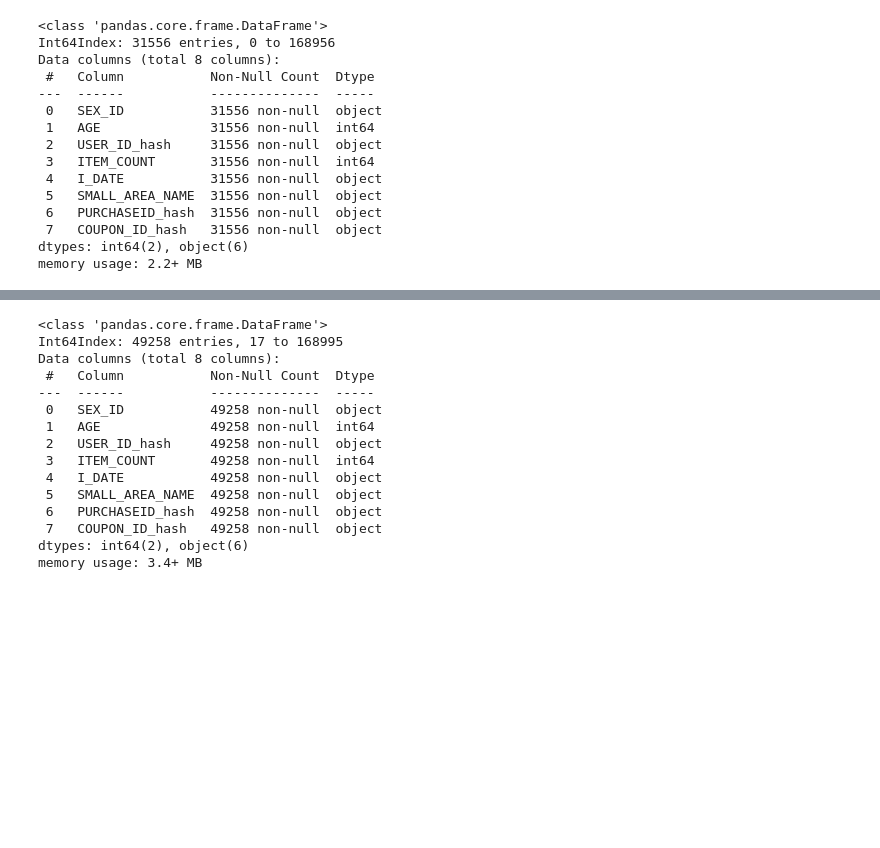
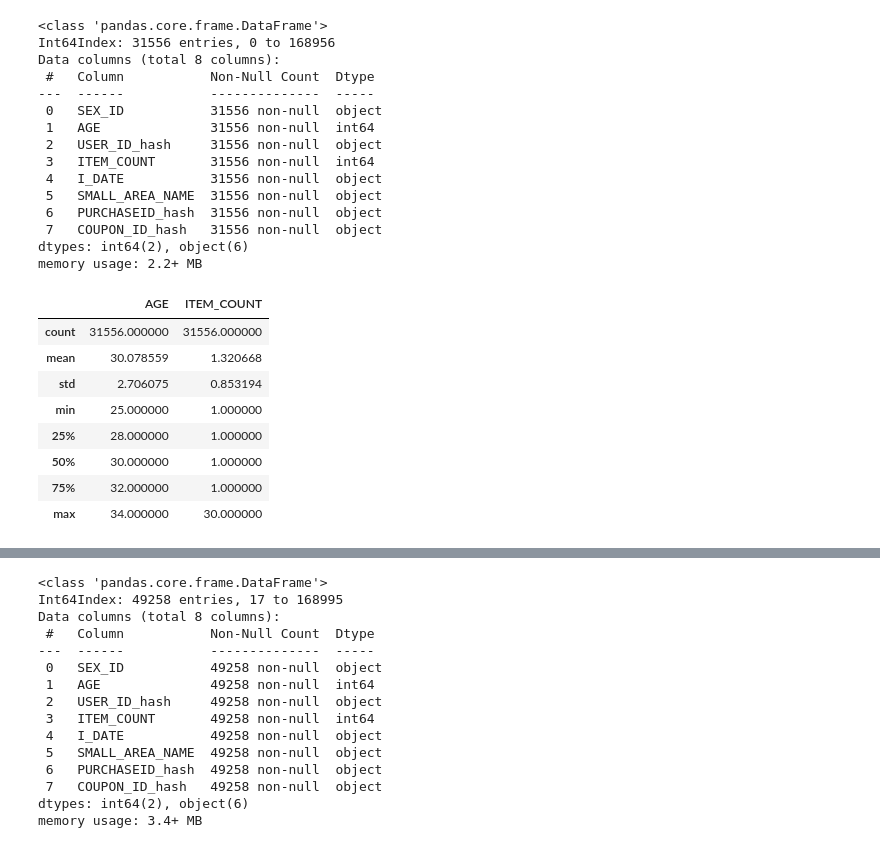
Before and after one commit to MarilynSasha/Marilyn-Capstone3, a Jupyter notebook: coupons.ipynb, the cells around one changed output, grey strips where cells are left out. Saved outputs shown, nothing was run; the diff lists cells and outputs as text; code cells hidden in the pictures; blank space fills up the shorter version.

```diff
--- a/coupons.ipynb
+++ b/coupons.ipynb
@@ -584,6 +596,18 @@ Data columns (total 8 columns):
  7   COUPON_ID_hash   31556 non-null  object
 dtypes: int64(2), object(6)
 memory usage: 2.2+ MB
+# %%
+ageto34.describe()
+# %% [output]
+|  | AGE | ITEM_COUNT |
+| count | 31556.000000 | 31556.000000 |
+| mean | 30.078559 | 1.320668 |
+| std | 2.706075 | 0.853194 |
+| min | 25.000000 | 1.000000 |
+| 25% | 28.000000 | 1.000000 |
+| 50% | 30.000000 | 1.000000 |
+| 75% | 32.000000 | 1.000000 |
+| max | 34.000000 | 30.000000 |
 # %%
 ageto44 = user_merge[(user_merge["AGE"] >= 35) & (user_merge["AGE"] <= 44)]
 ageto44
```
Also changed, not shown: parts of 10 cells of this notebook.
